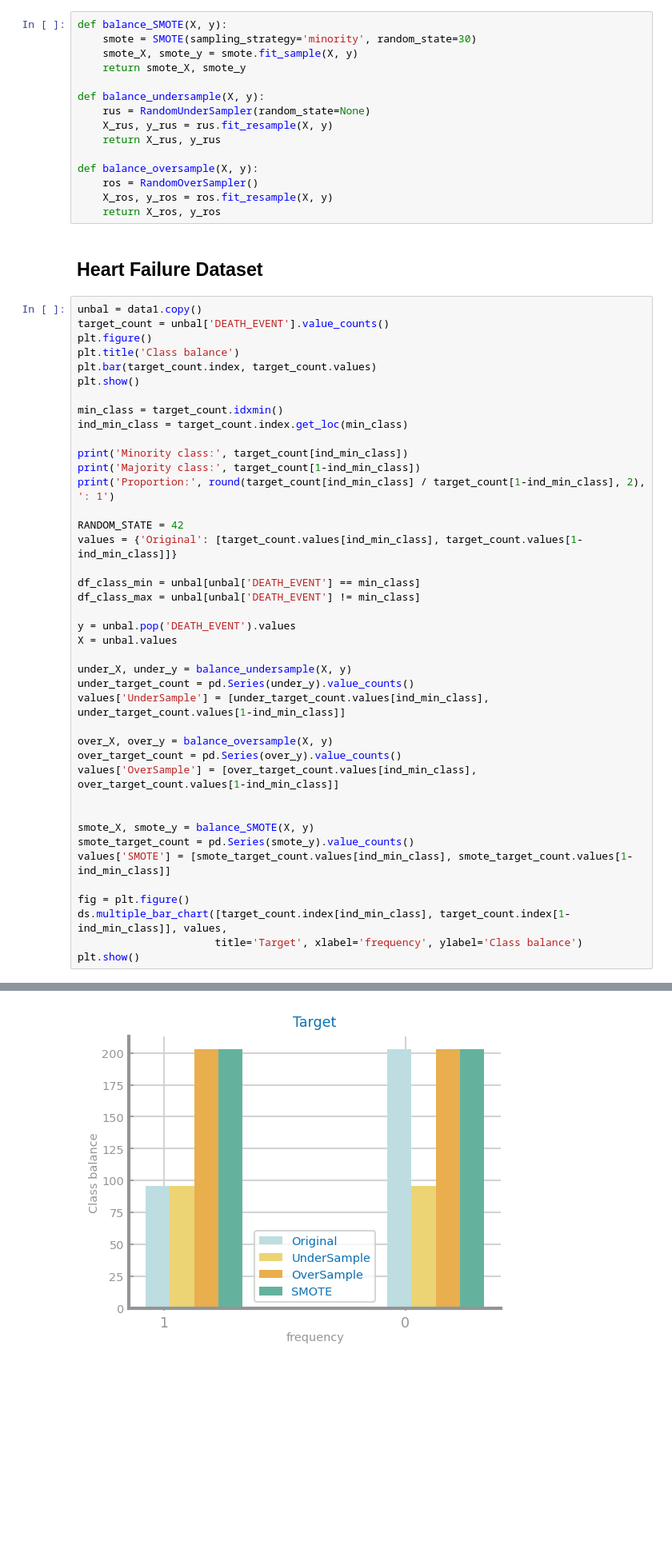
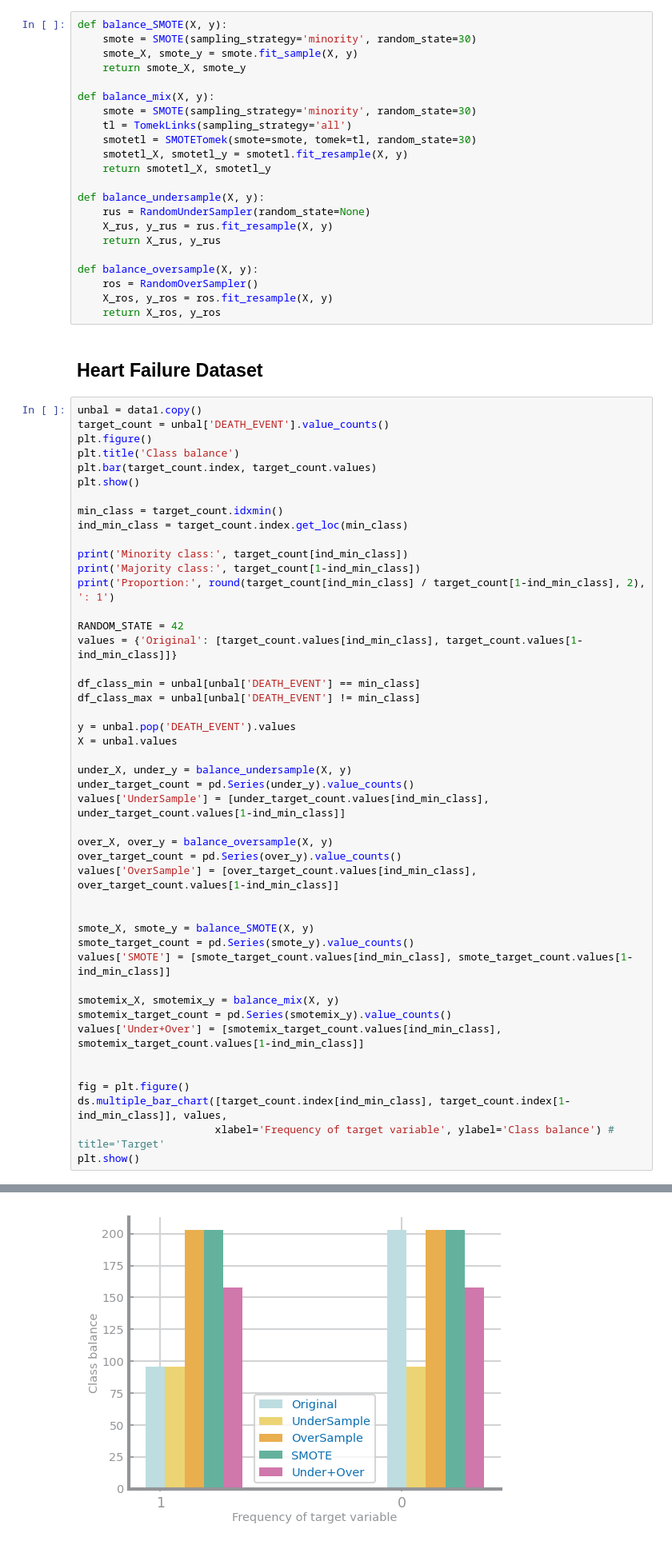
Before and after one commit to joaopalet/DataScience2020, a Jupyter notebook: DataBalancing.ipynb, the cells around one changed output, grey strips where cells are left out. Shown at 80% size. Saved outputs shown, nothing was run; the diff lists cells and outputs as text; blank space fills up the shorter version.

```diff
--- a/DataBalancing.ipynb
+++ b/DataBalancing.ipynb
@@ -30,6 +32,13 @@ def balance_SMOTE(X, y):
     smote = SMOTE(sampling_strategy='minority', random_state=30)
     smote_X, smote_y = smote.fit_sample(X, y)
     return smote_X, smote_y
+
+def balance_mix(X, y):
+    smote = SMOTE(sampling_strategy='minority', random_state=30)
+    tl = TomekLinks(sampling_strategy='all')
+    smotetl = SMOTETomek(smote=smote, tomek=tl, random_state=30)
+    smotetl_X, smotetl_y = smotetl.fit_resample(X, y)
+    return smotetl_X, smotetl_y
 
 def balance_undersample(X, y):
     rus = RandomUnderSampler(random_state=None)
@@ -60,35 +69,40 @@ print('Proportion:', round(target_count[ind_min_class] / target_count[1-ind_min_
 RANDOM_STATE = 42
 values = {'Original': [target_count.values[ind_min_class], target_count.values[1-ind_min_class]]}
 
 df_class_min = unbal[unbal['DEATH_EVENT'] == min_class]
 df_class_max = unbal[unbal['DEATH_EVENT'] != min_class]
 
 y = unbal.pop('DEATH_EVENT').values
 X = unbal.values
 
 under_X, under_y = balance_undersample(X, y)
 under_target_count = pd.Series(under_y).value_counts()
 values['UnderSample'] = [under_target_count.values[ind_min_class], under_target_count.values[1-ind_min_class]]
 
 over_X, over_y = balance_oversample(X, y)
 over_target_count = pd.Series(over_y).value_counts()
 values['OverSample'] = [over_target_count.values[ind_min_class], over_target_count.values[1-ind_min_class]]
 
 
 smote_X, smote_y = balance_SMOTE(X, y)
 smote_target_count = pd.Series(smote_y).value_counts()
 values['SMOTE'] = [smote_target_count.values[ind_min_class], smote_target_count.values[1-ind_min_class]]
 
+smotemix_X, smotemix_y = balance_mix(X, y)
+smotemix_target_count = pd.Series(smotemix_y).value_counts()
+values['Under+Over'] = [smotemix_target_count.values[ind_min_class], smotemix_target_count.values[1-ind_min_class]]
+
+
 fig = plt.figure()
 ds.multiple_bar_chart([target_count.index[ind_min_class], target_count.index[1-ind_min_class]], values,
-                      title='Target', xlabel='frequency', ylabel='Class balance')
+                      xlabel='Frequency of target variable', ylabel='Class balance') # title='Target'
 plt.show()
 # %% [output]
 [figure]
 Minority class: 96
 Majority class: 203
 Proportion: 0.47 : 1
-[figure, old version]
+[figure, new version]
 # %% [markdown]
 ## Oral Toxicity Dataset
 # %%
```
Also changed, not shown: parts of 2 cells of this notebook, 1 other file.
